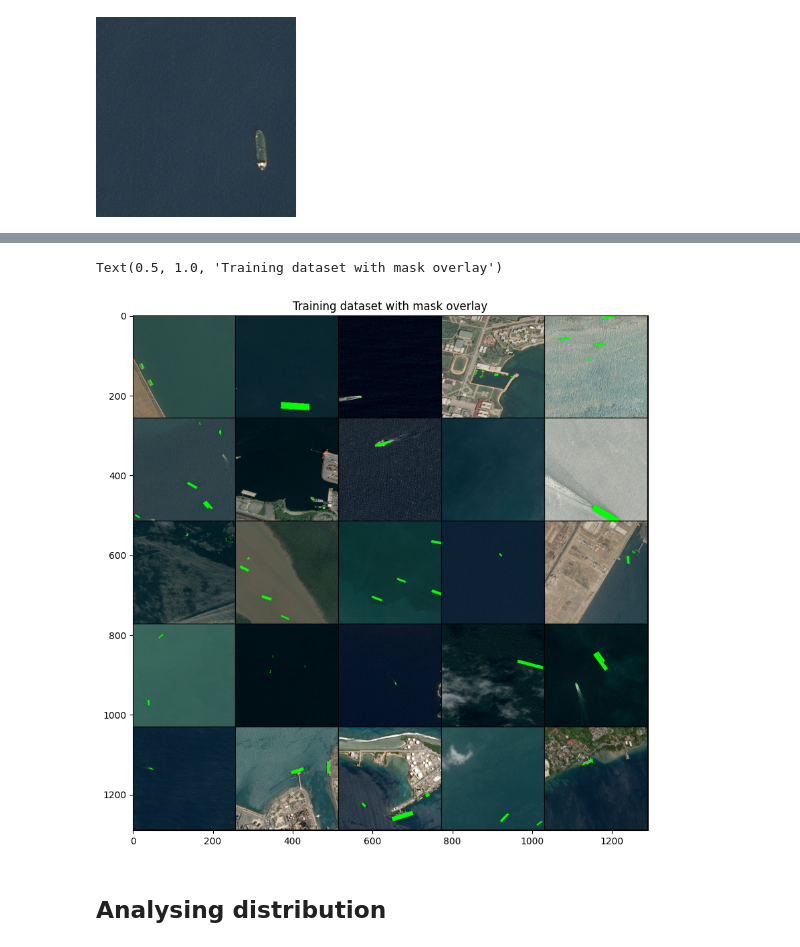
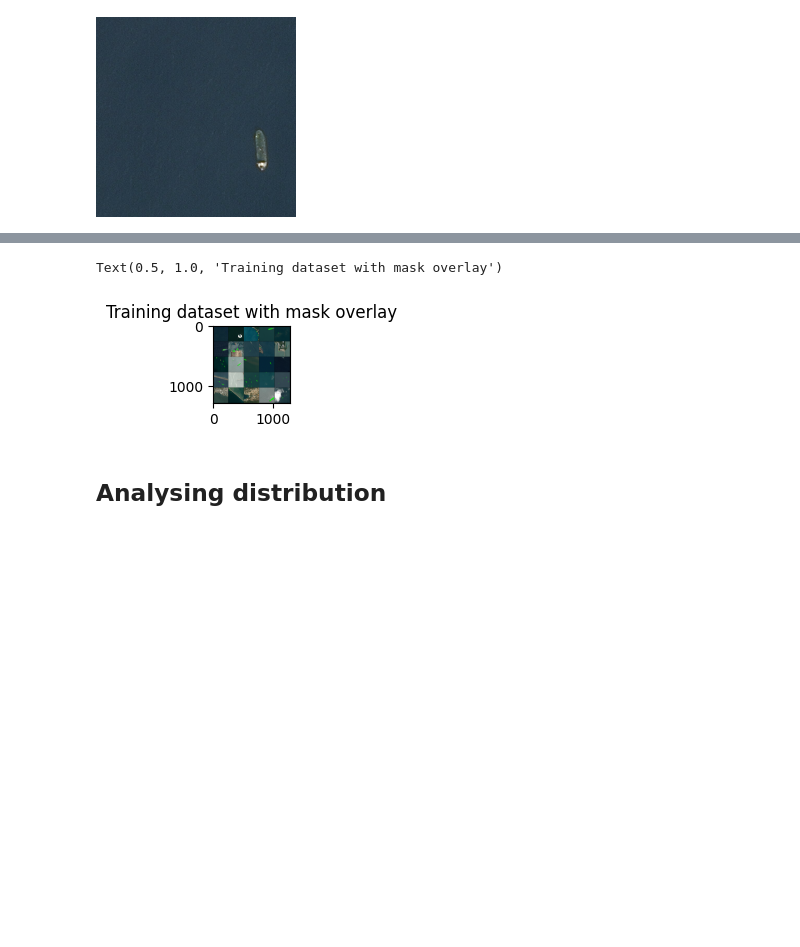
Before and after one commit to anyaachan/Airbus-Ship-Detection-Challedge, a Jupyter notebook: data-analysis.ipynb, the cells around one changed output, grey strips where cells are left out. Cells and saved outputs as stored; diff of their text form; code cells hidden in the pictures; blank space fills up the shorter version.

```diff
--- a/data-analysis.ipynb
+++ b/data-analysis.ipynb
@@ -142,35 +146,35 @@ for i in range(h):
     y_start = i*(tile_height + gap)
     y_end = y_start + tile_height
     for j in range(w):
         x_start = j*(tile_width + gap)
         x_end = x_start + tile_width
         if img_index < len(train_ids):
             decoded_masks = np.zeros((768, 768)) # Emty array of zeros in which the decoded mask will be stored
             img_rle = df_segm.loc[train_ids_rand[img_index], "EncodedPixels"]  # Accessing Encoded pixels of the current image and converting to list in case there are multiple masks
 
             if isinstance(img_rle, str):
                 # If it's a string, convert it to a list with a single element
                 img_rle = [img_rle]
             else:
                 # If it's a series, convert the whole series to a list
                 img_rle = img_rle.tolist()
 
             for rle in img_rle:
                 rle_decode(img_rle, decoded_masks)
 
             img = load_img(str(train_ids_rand[img_index]))
             img_masked = mask_overlay(img, decoded_masks)  # Apply the overlay
 
             img_masked = cv2.resize(img_masked, (tile_height, tile_width))  # Resize the image to the tile size
             complete_image[y_start:y_end, x_start:x_end, :] = img_masked
             img_index += 1
 
-plt.figure(figsize=(10, 10))
+plt.figure(figsize=(1, 1))
 plt.imshow(complete_image)
 plt.title("Training dataset with mask overlay")
 # %% [output]
 Text(0.5, 1.0, 'Training dataset with mask overlay')
-[figure, old version]
+[figure, new version]
 # %% [markdown]
 ## Analysing distribution
 # %%
```
Also changed, not shown: parts of 5 cells of this notebook.
